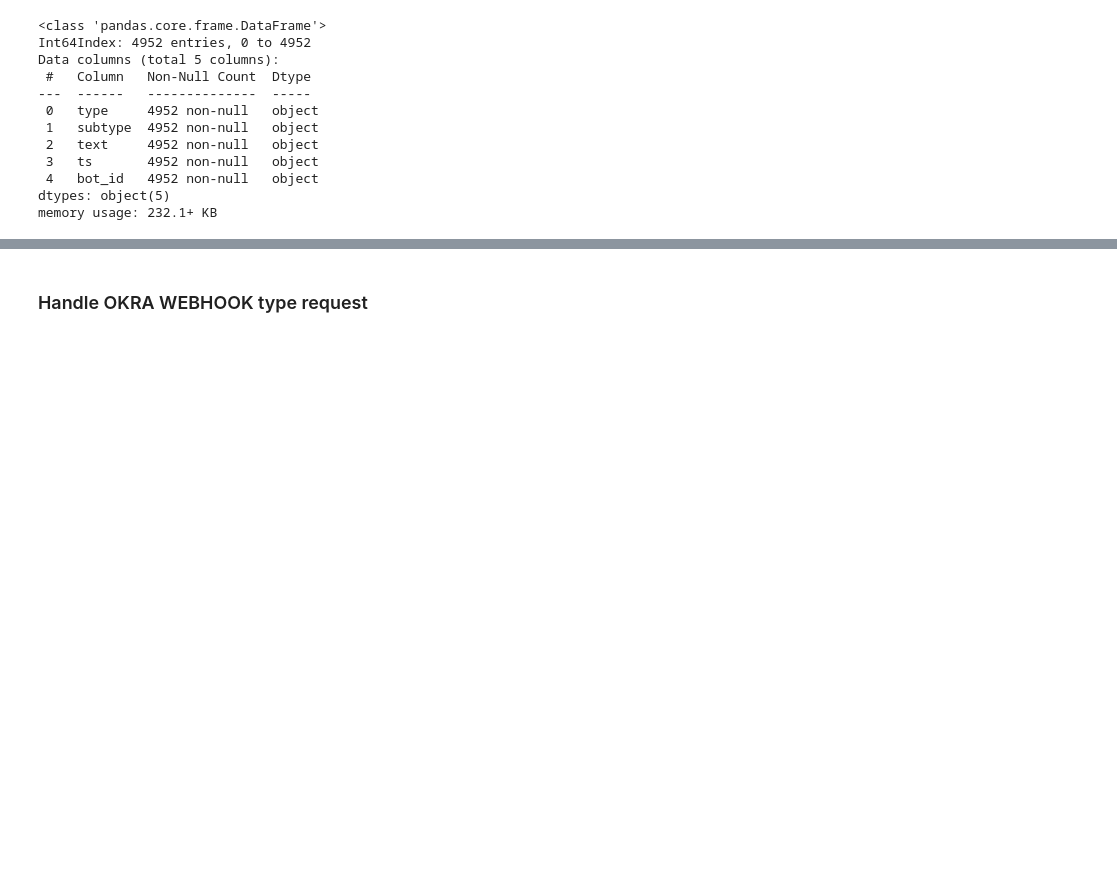
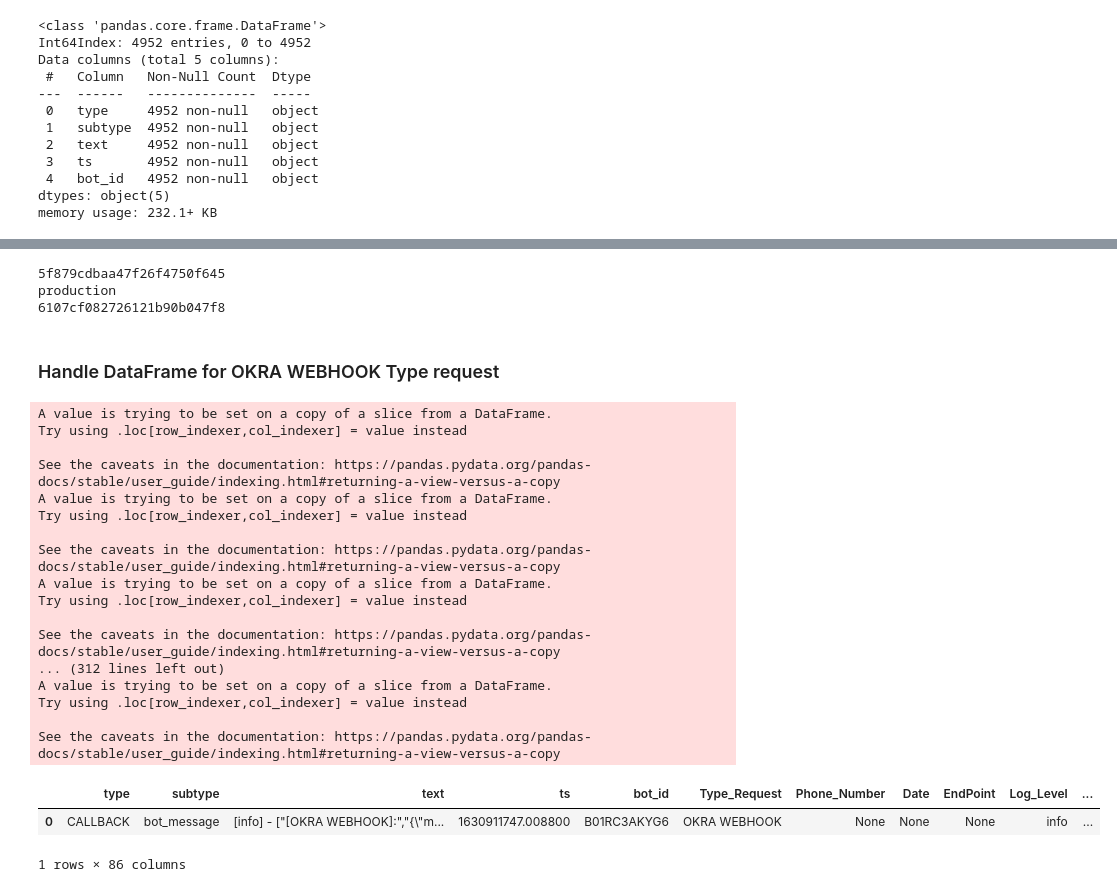
Before and after one commit to pfolaa/dsti-labs, a Jupyter notebook: fraud_detection.ipynb, the cells around one changed output, grey strips where cells are left out. Drawn from its saved outputs; the diff is of its cells as text; code cells hidden in the pictures; blank space fills up the shorter version.

```diff
--- a/fraud_detection.ipynb
+++ b/fraud_detection.ipynb
@@ -2036,5 +1034,14 @@ df_wallet_success_ = df_raw[df_raw['text'].str.contains('WALLET SUCCESS')]
 resutat_df_wallet_success = parse_row_wallet_success_function(df_wallet_success_)
 resutat_df_wallet_success.head()
 #resutat_df_wallet_success.info()
+# %%
+okra = parse_wallet_sms_payload_success(df_raw['text'][0])
+print(okra.get('authorization').get('customer '))
+print(okra.get('authorization').get('env '))
+print(okra.get('authorization').get('owner '))
+# %% [output]
+5f879cdbaa47f26f4750f645
+production
+6107cf082726121b90b047f8
 # %% [markdown]
-### Handle OKRA WEBHOOK type request
+### Handle DataFrame for OKRA WEBHOOK Type request
@@ -2222 +1335,25 @@ def parse_row_okra_webhook_function(df_okra):
+# %%
+df_okra_webhook = df_raw[df_raw['text'].str.contains('OKRA WEBHOOK')]
+parse_row_okra_webhook_function(df_okra_webhook)
+# %% [output]
+A value is trying to be set on a copy of a slice from a DataFrame.
+Try using .loc[row_indexer,col_indexer] = value instead
+
+See the caveats in the documentation: https://pandas.pydata.org/pandas-docs/stable/user_guide/indexing.html#returning-a-view-versus-a-copy
+A value is trying to be set on a copy of a slice from a DataFrame.
+Try using .loc[row_indexer,col_indexer] = value instead
+
+See the caveats in the documentation: https://pandas.pydata.org/pandas-docs/stable/user_guide/indexing.html#returning-a-view-versus-a-copy
+A value is trying to be set on a copy of a slice from a DataFrame.
+Try using .loc[row_indexer,col_indexer] = value instead
+
+See the caveats in the documentation: https://pandas.pydata.org/pandas-docs/stable/user_guide/indexing.html#returning-a-view-versus-a-copy
+... (312 lines left out)
+A value is trying to be set on a copy of a slice from a DataFrame.
+Try using .loc[row_indexer,col_indexer] = value instead
+
+See the caveats in the documentation: https://pandas.pydata.org/pandas-docs/stable/user_guide/indexing.html#returning-a-view-versus-a-copy
+|  | type | subtype | text | ts | bot_id | Type_Request | Phone_Number | Date | EndPoint | Log_Level | ... |
+| 0 | CALLBACK | bot_message | [info] - ["[OKRA WEBHOOK]:","{\"m... | 1630911747.008800 | B01RC3AKYG6 | OKRA WEBHOOK | None | None | None | info | ... |
+1 rows × 86 columns
 # %% [markdown]
```
Also changed, not shown: parts of 47 cells of this notebook.
